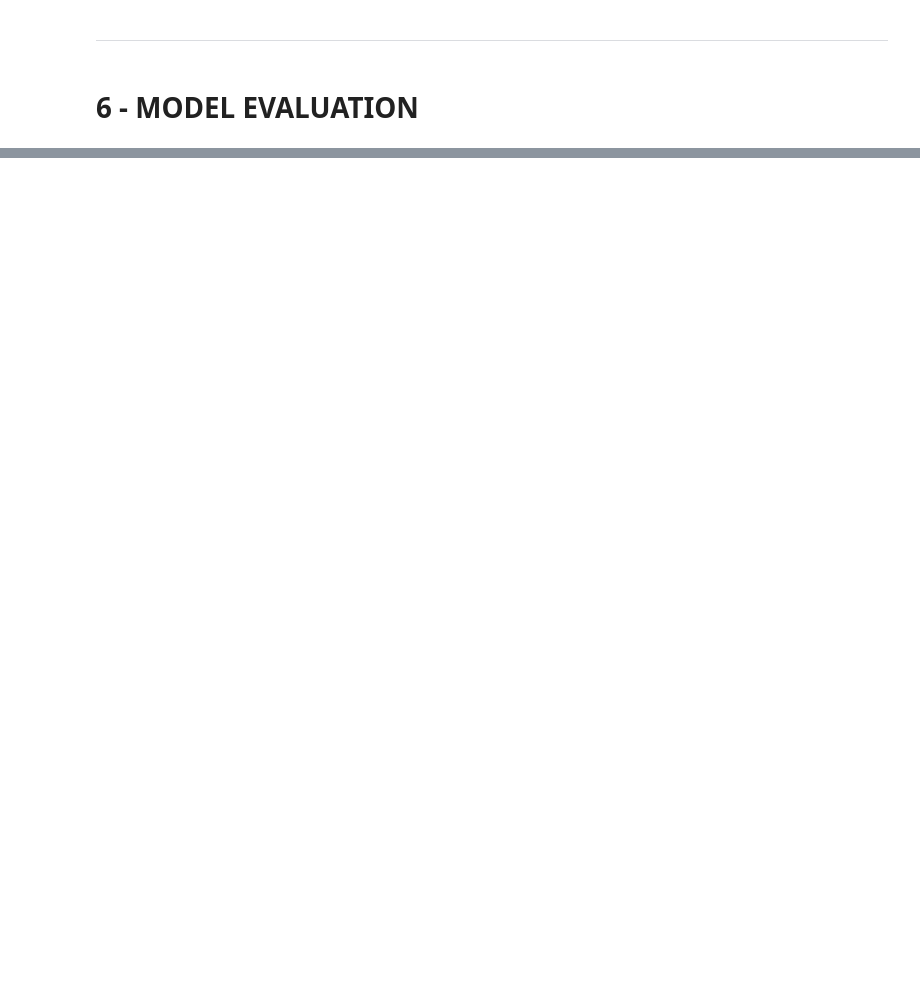
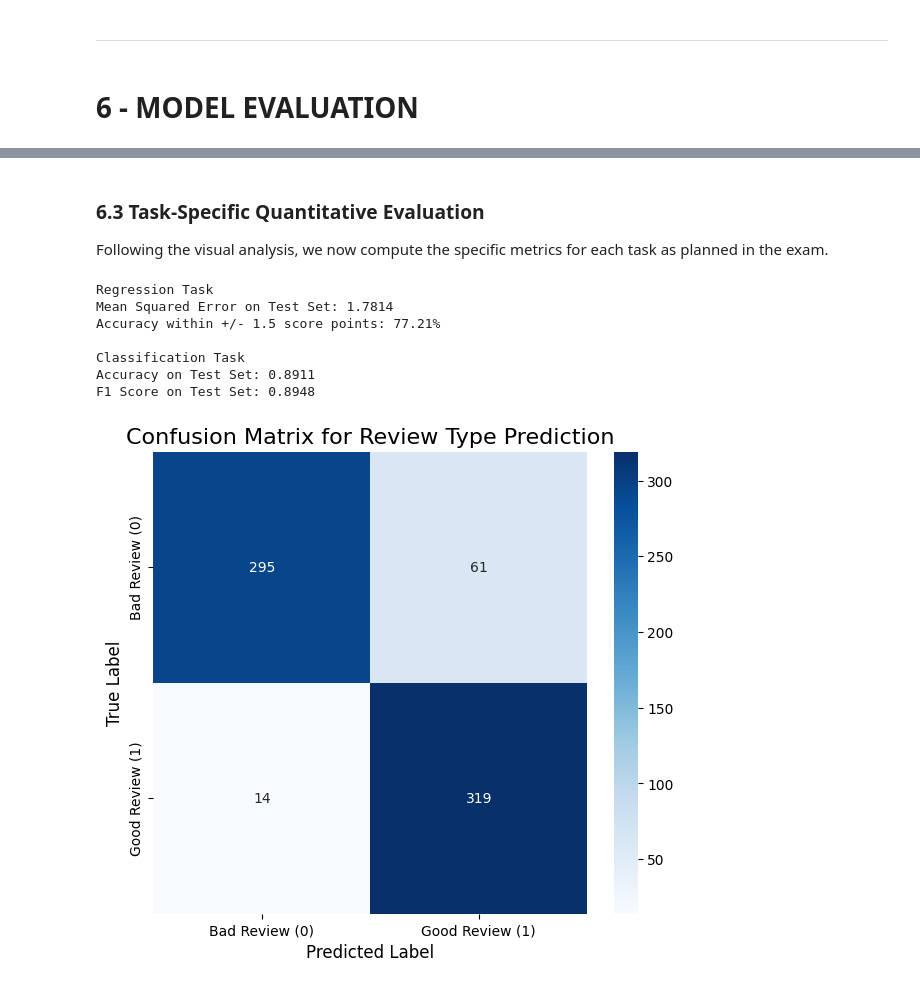
Before and after one commit to Pablo-Rimoldi/DeepLearningExam, a Jupyter notebook: rimoldi.ipynb, the cells around one changed output, grey strips where cells are left out. Cells and saved outputs as stored; diff of their text form; code cells hidden in the pictures; blank space fills up the shorter version.

```diff
--- a/rimoldi.ipynb
+++ b/rimoldi.ipynb
@@ -1134,0 +836,40 @@ Test MSE (Bounding Box): 3401.1901
+# %% [markdown]
+### 6.3 Task-Specific Quantitative Evaluation
+Following the visual analysis, we now compute the specific metrics for each task as planned in the exam.
+# %%
+print("\nRegression Task")
+test_mse = mean_squared_error(test_df['Review_Score'], test_pred_score_clipped)
+print(f"Mean Squared Error on Test Set: {test_mse:.4f}")
+
+def evaluate_score_on_scale(true_scores, predicted_scores, tolerance=1.5):
+    correct_within_tolerance = np.sum(np.abs(true_scores - predicted_scores) <= tolerance)
+    accuracy_within_tolerance = correct_within_tolerance / len(true_scores)
+    print(f"Accuracy within +/- {tolerance} score points: {accuracy_within_tolerance:.2%}")
+
+evaluate_score_on_scale(test_df['Review_Score'].values, test_pred_score_clipped)
+
+print("\nClassification Task")
+test_accuracy = accuracy_score(test_df['Review_Type'], test_pred_label)
+test_f1 = f1_score(test_df['Review_Type'], test_pred_label)
+
+print(f"Accuracy on Test Set: {test_accuracy:.4f}")
+print(f"F1 Score on Test Set: {test_f1:.4f}")
+
+cm = confusion_matrix(test_df['Review_Type'], test_pred_label)
+plt.figure(figsize=(7, 6))
+sns.heatmap(cm, annot=True, fmt='d', cmap='Blues',
+            xticklabels=['Bad Review (0)', 'Good Review (1)'],
+            yticklabels=['Bad Review (0)', 'Good Review (1)'])
+plt.xlabel('Predicted Label', fontsize=12)
+plt.ylabel('True Label', fontsize=12)
+plt.title('Confusion Matrix for Review Type Prediction', fontsize=16)
+plt.show()
+# %% [output]
+Regression Task
+Mean Squared Error on Test Set: 1.7814
+Accuracy within +/- 1.5 score points: 77.21%
+
+Classification Task
+Accuracy on Test Set: 0.8911
+F1 Score on Test Set: 0.8948
+[figure, added]
```
Also changed, not shown: parts of 172 cells of this notebook.
